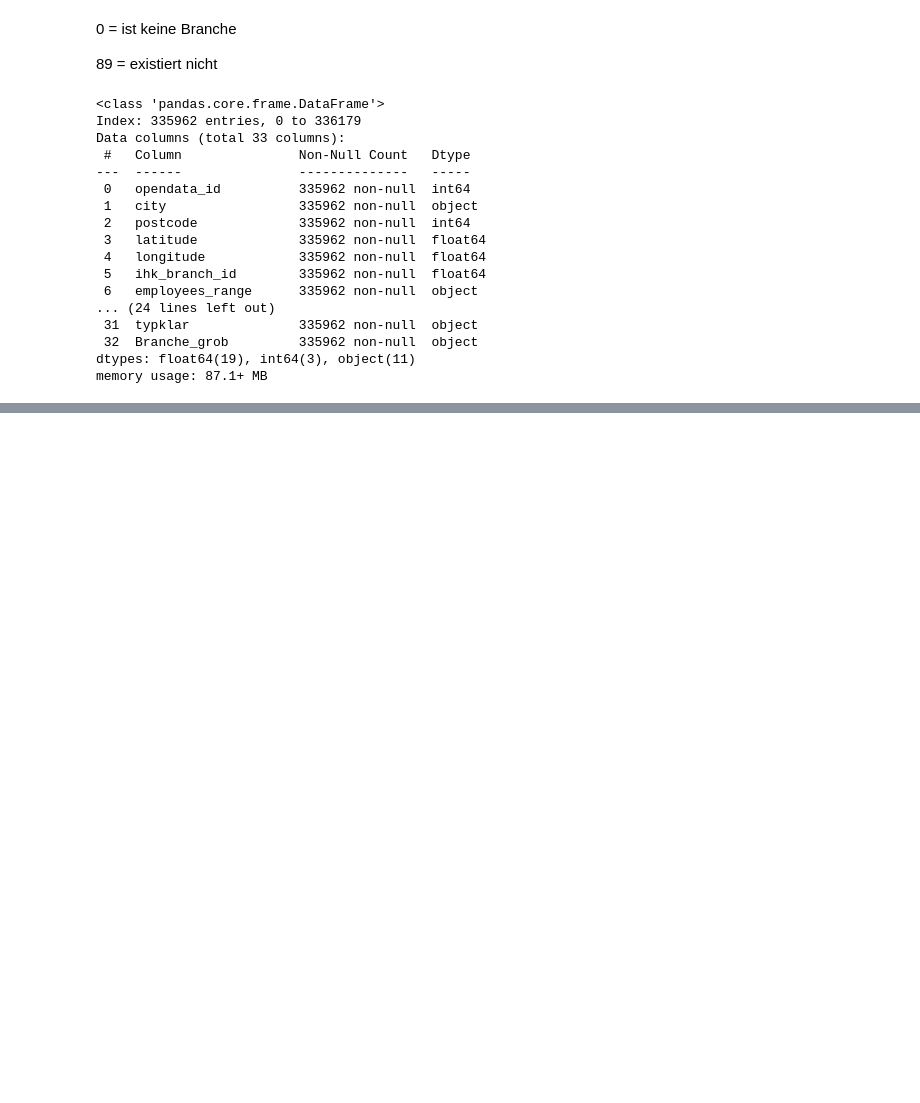
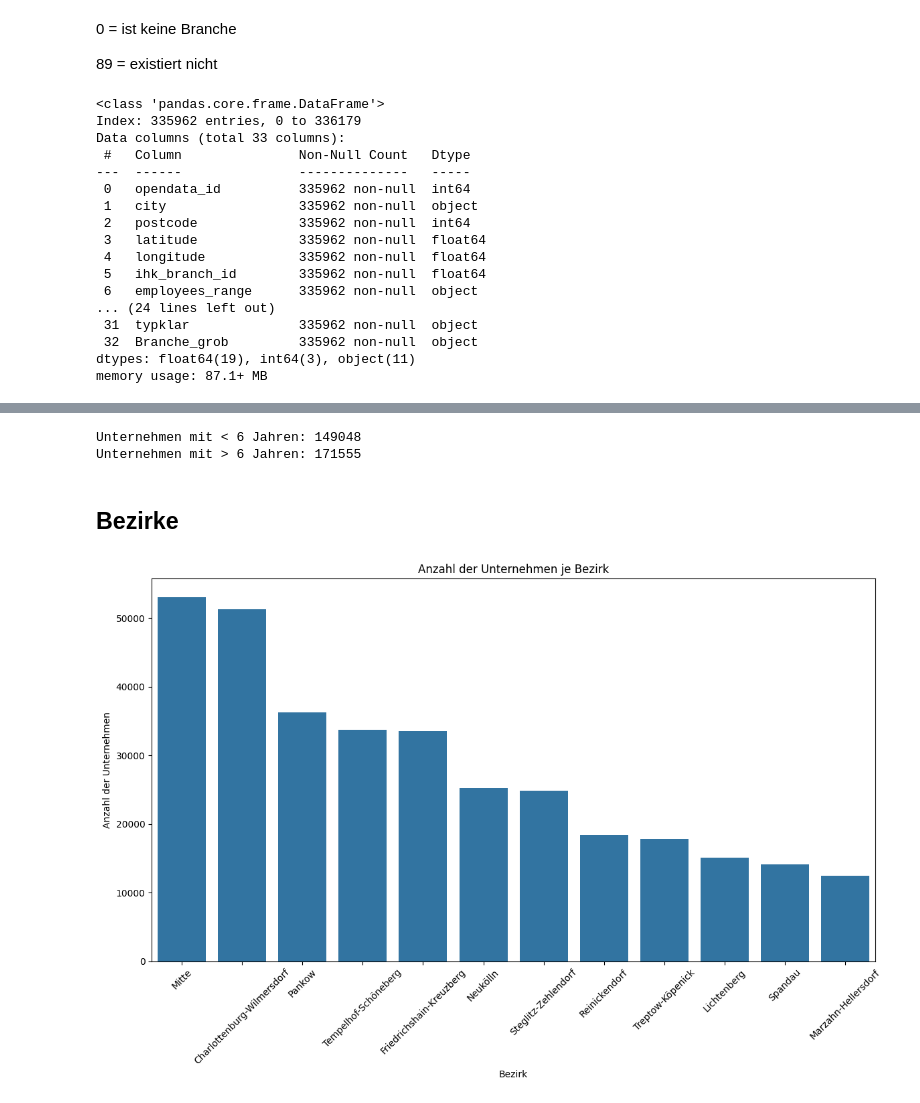
Before and after one commit to Tooonni/DAMI01, a Jupyter notebook: notebooks/main.ipynb, the cells around one changed output, grey strips where cells are left out. Cells and saved outputs as stored; diff of their text form; code cells hidden in the pictures; blank space fills up the shorter version.

```diff
--- a/notebooks/main.ipynb
+++ b/notebooks/main.ipynb
@@ -442,0 +307,19 @@ m
+# %%
+print(f"Unternehmen mit < 6 Jahren: {(df['business_age'] < 6).sum()}")
+print(f"Unternehmen mit > 6 Jahren: {(df['business_age'] > 6).sum()}")
+# %% [output]
+Unternehmen mit < 6 Jahren: 149048
+Unternehmen mit > 6 Jahren: 171555
+# %% [markdown]
+## Bezirke
+# %%
+plt.figure(figsize=(12, 8))
+sns.barplot(x=df["Bezirk"].value_counts().index, y=df["Bezirk"].value_counts().values)
+plt.title("Anzahl der Unternehmen je Bezirk")
+plt.xlabel("Bezirk")
+plt.ylabel("Anzahl der Unternehmen")
+plt.xticks(rotation=45)
+plt.tight_layout()
+plt.show()
+# %% [output]
+[figure, added]
```
Also changed, not shown: parts of 49 cells of this notebook.
